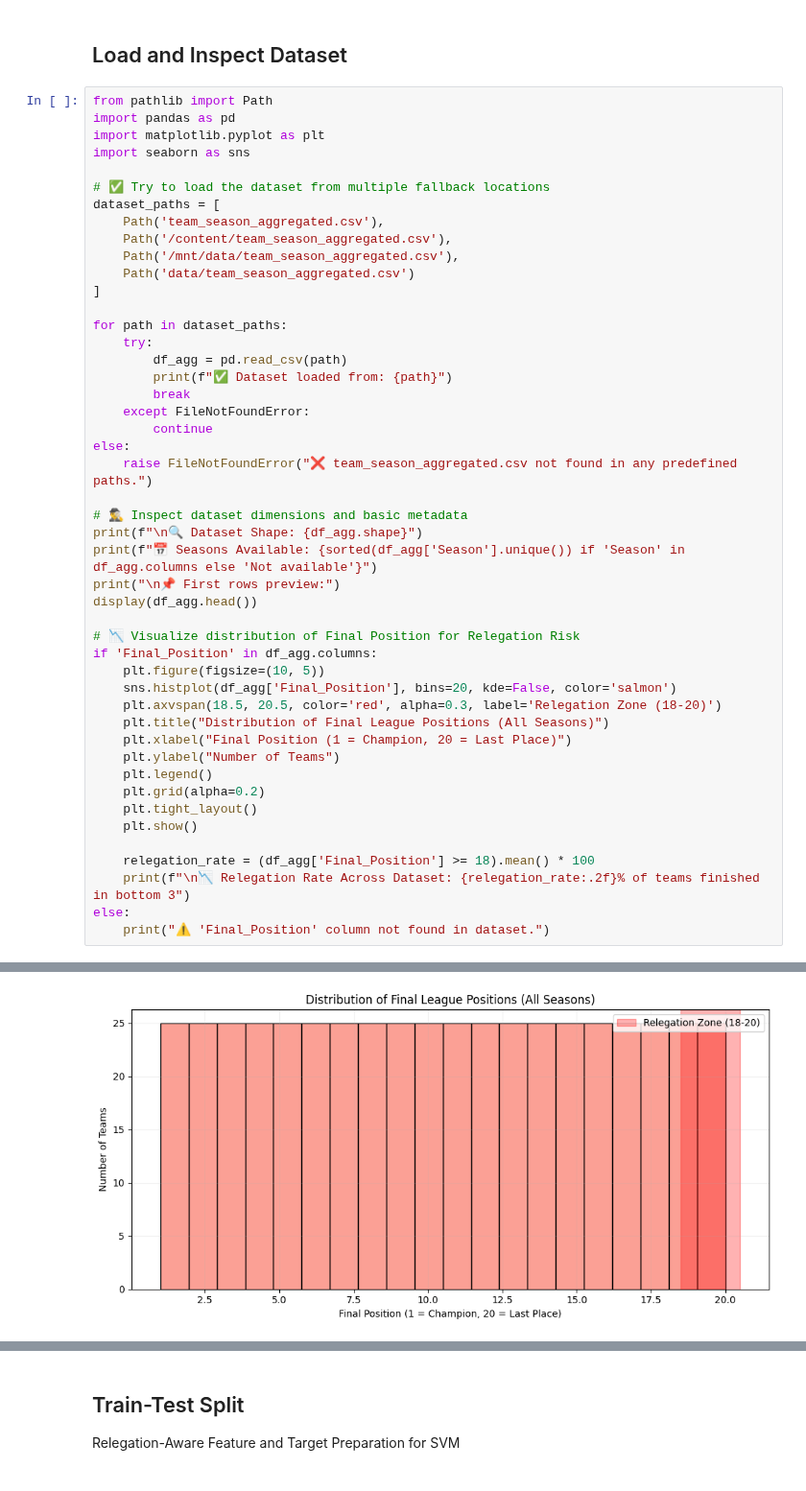
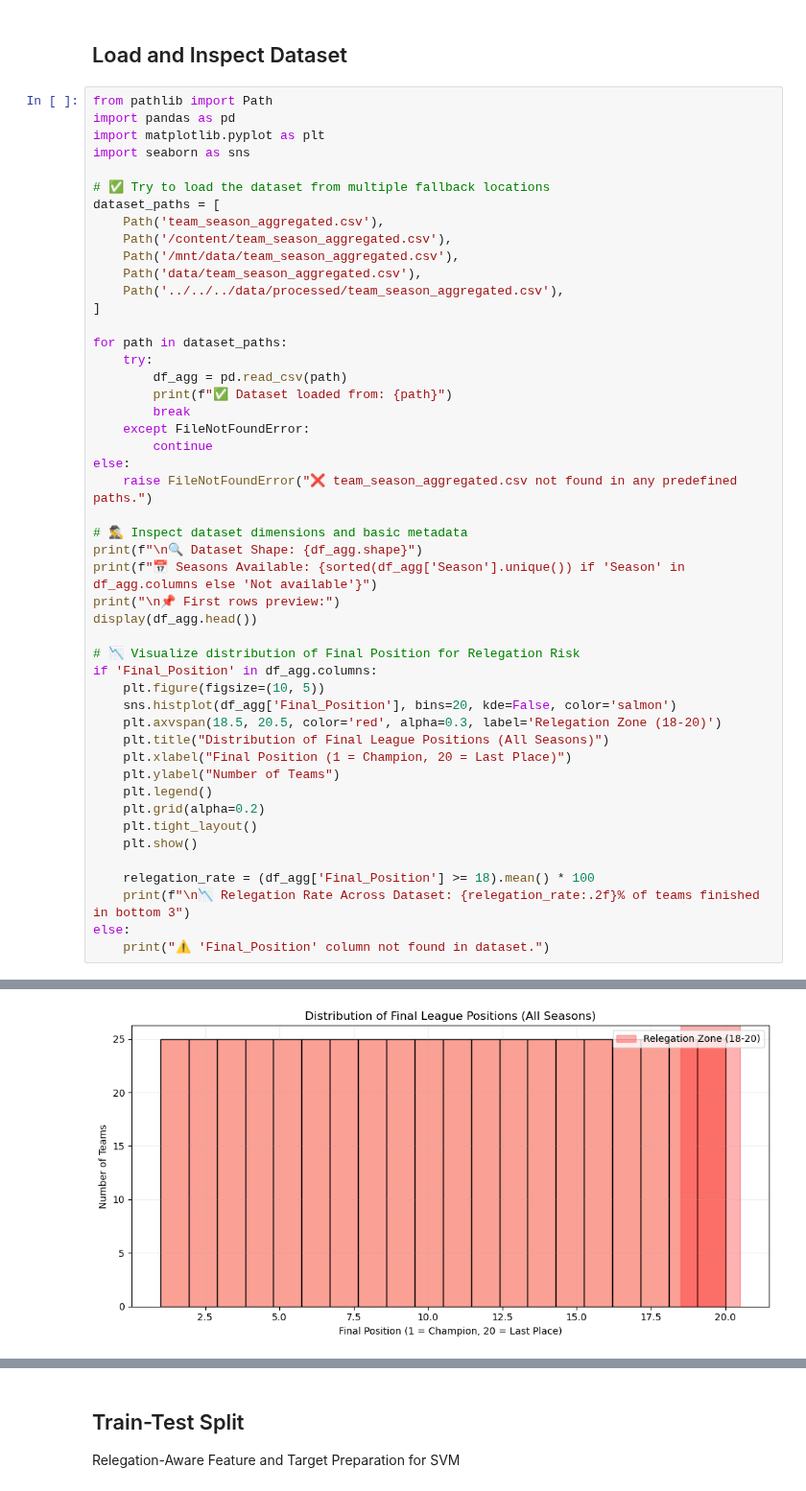
Before and after one commit to AtfastrSlushyMaker/pl-standings-prediction-project, a Jupyter notebook: notebooks/algorithms/SVM/svm_model.ipynb, the cells around one changed output, grey strips where cells are left out. Shown at 96% size. Saved outputs shown, nothing was run; the diff lists cells and outputs as text.

```diff
--- a/notebooks/algorithms/SVM/svm_model.ipynb
+++ b/notebooks/algorithms/SVM/svm_model.ipynb
@@ -20,7 +20,8 @@ dataset_paths = [
     Path('team_season_aggregated.csv'),
     Path('/content/team_season_aggregated.csv'),
     Path('/mnt/data/team_season_aggregated.csv'),
-    Path('data/team_season_aggregated.csv')
+    Path('data/team_season_aggregated.csv'),
+    Path('../../../data/processed/team_season_aggregated.csv'),
 ]
 
 for path in dataset_paths:
@@ -61,16 +62,16 @@ else:
 
 🔍 Dataset Shape: (500, 35)
 📅 Seasons Available: ['2000-01', '2001-02', '2002-03', '2003-04', '2004-05', '2005-06', '2006-07', '2007-08', '2008-09', '2009-10', '2010-11', '2011-12', '2012-13', '2013-14', '2014-15', '2015-16', '2 ...
 
 📌 First rows preview:
 |  | Season | Season_encoded | Team | Matches_Played | Home_Matches | Away_Matches | Wins | Draws | ... |
 | 0 | 2000-01 | 0 | Man United | 38 | 19 | 19 | 24 | 8 | ... |
 | 1 | 2000-01 | 0 | Arsenal | 38 | 19 | 19 | 20 | 10 | ... |
 | 2 | 2000-01 | 0 | Liverpool | 38 | 19 | 19 | 20 | 9 | ... |
 | 3 | 2000-01 | 0 | Leeds | 38 | 19 | 19 | 20 | 8 | ... |
 | 4 | 2000-01 | 0 | Ipswich | 38 | 19 | 19 | 20 | 6 | ... |
 5 rows × 35 columns
-[figure, old version]
+[figure, new version]
 📉 Relegation Rate Across Dataset: 15.00% of teams finished in bottom 3
 # %% [markdown]
 ## Train-Test Split
```
Also changed, not shown: parts of 8 cells of this notebook, 8 other files.
